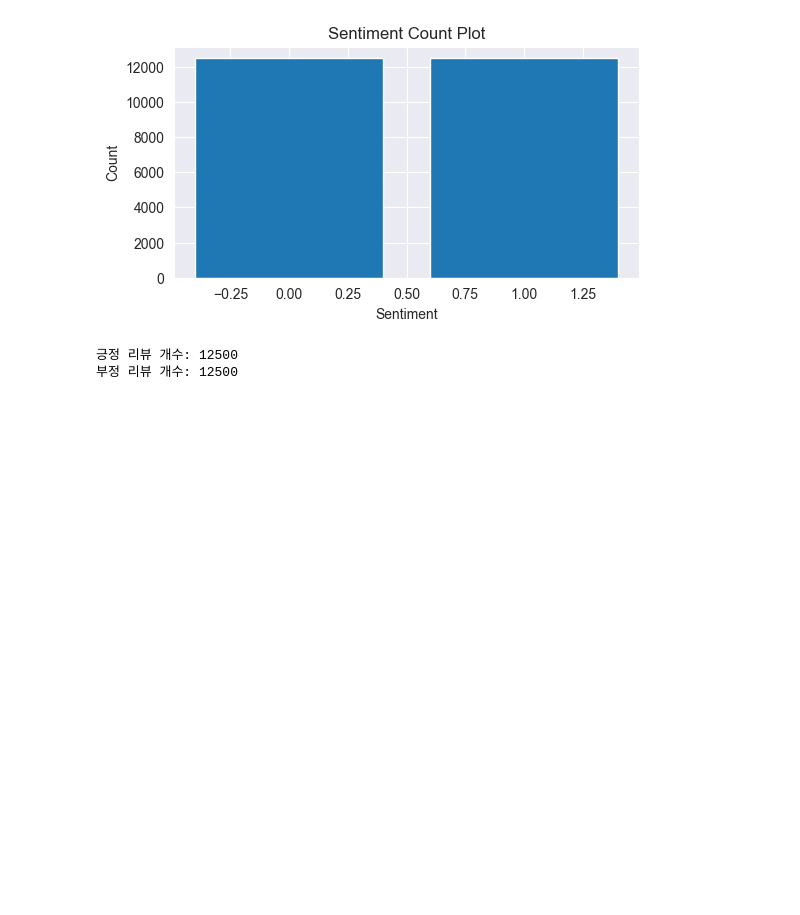
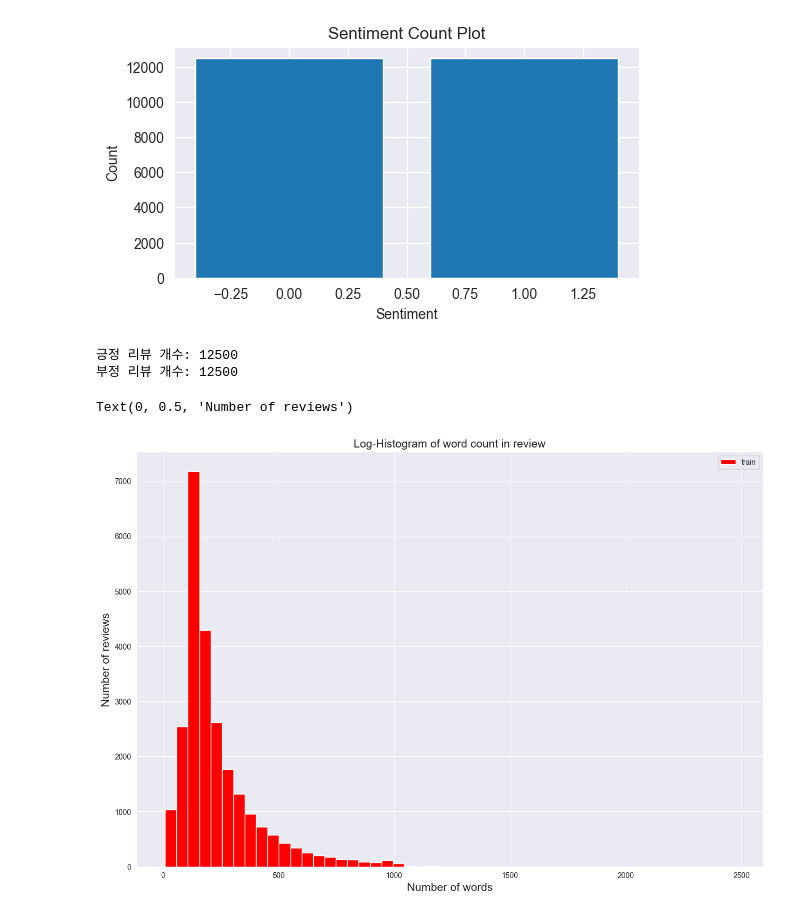
Before and after one commit to whitekun91/NLP_Samples, a Jupyter notebook: 3.NLP_CLASSIFY/english/english_text_classification.ipynb, the cells around one changed output. Saved outputs shown, nothing was run; the diff lists cells and outputs as text; code cells hidden in the pictures; blank space fills up the shorter version.

Commit message:
Update : TEXT Preprocessing

```diff
--- a/3.NLP_CLASSIFY/english/english_text_classification.ipynb
+++ b/3.NLP_CLASSIFY/english/english_text_classification.ipynb
@@ -118,3 +119,13 @@ print("부정 리뷰 개수: {}".format(train_data['sentiment'].value_counts()[0
 부정 리뷰 개수: 12500
 # %%
 train_word_counts = train_data['review'].apply(lambda x:len(x.split(' ')))
+# %%
+plt.figure(figsize=(15,10))
+plt.hist(train_word_counts, bins=50, facecolor='r', label='train')
+plt.title('Log-Histogram of word count in review', fontsize=15)
+plt.legend()
+plt.xlabel('Number of words', fontsize=15)
+plt.ylabel('Number of reviews', fontsize=15)
+# %% [output]
+Text(0, 0.5, 'Number of reviews')
+[figure, added]
```
Also changed, not shown: parts of 15 cells of this notebook.
